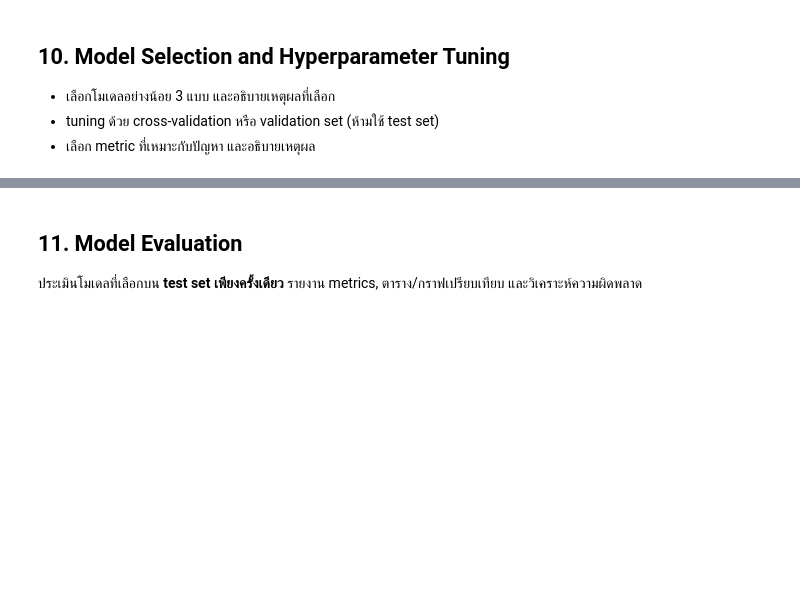
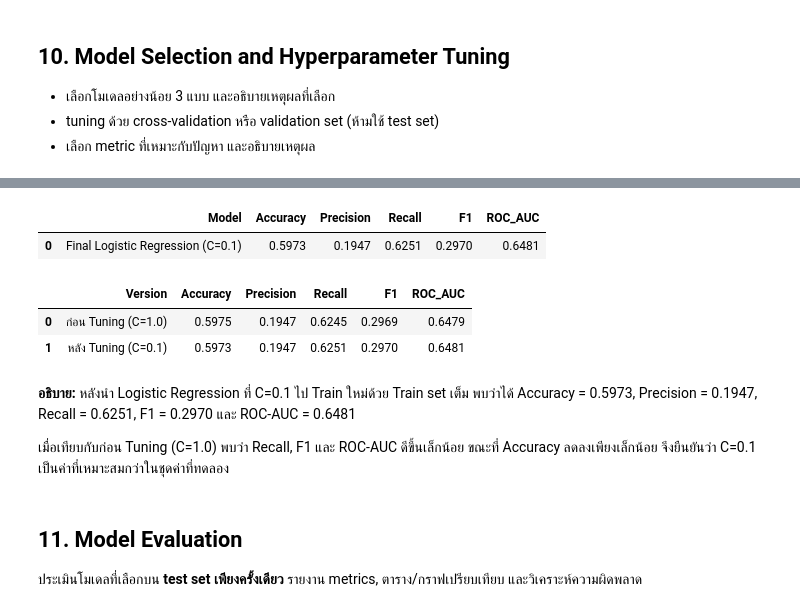
Before and after one commit to prapakronmu/project2_bigdata-G4, a Jupyter notebook: GROUP4_MiniProject_Part2_BigData_ML.ipynb, the cells around one changed output, grey strips where cells are left out. Cells and saved outputs as stored; diff of their text form; code cells hidden in the pictures; blank space fills up the shorter version.

```diff
--- a/GROUP4_MiniProject_Part2_BigData_ML.ipynb
+++ b/GROUP4_MiniProject_Part2_BigData_ML.ipynb
@@ -1879,3 +2973,78 @@ Train ใช้ให้โมเดลเรียนรู้ Validation ใ
+# %%
+# 10.9 ประเมิน Final Model บน Validation Set
+
+from sklearn.metrics import (
+    accuracy_score,
+    precision_score,
+    recall_score,
+    f1_score,
+    roc_auc_score
+)
+
+# Predict บน Validation
+final_val_pred = final_model.predict(X_val)
+final_val_proba = final_model.predict_proba(X_val)[:, 1]
+
+final_val_result = pd.DataFrame([{
+    "Model": "Final Logistic Regression (C=0.1)",
+    "Accuracy": accuracy_score(y_val, final_val_pred),
+    "Precision": precision_score(y_val, final_val_pred, zero_division=0),
+    "Recall": recall_score(y_val, final_val_pred, zero_division=0),
+    "F1": f1_score(y_val, final_val_pred, zero_division=0),
+    "ROC_AUC": roc_auc_score(y_val, final_val_proba)
+}])
+
+display(
+    final_val_result.style.format({
+        "Accuracy": "{:.4f}",
+        "Precision": "{:.4f}",
+        "Recall": "{:.4f}",
+        "F1": "{:.4f}",
+        "ROC_AUC": "{:.4f}"
+    })
+)
+# %% [output]
+|  | Model | Accuracy | Precision | Recall | F1 | ROC_AUC |
+| 0 | Final Logistic Regression (C=0.1) | 0.5973 | 0.1947 | 0.6251 | 0.2970 | 0.6481 |
+# %%
+# เปรียบเทียบ Logistic Regression ก่อนและหลัง Tuning
+
+logistic_before_after = pd.DataFrame([
+    {
+        "Version": "ก่อน Tuning (C=1.0)",
+        "Accuracy": logistic_result["Accuracy"],
+        "Precision": logistic_result["Precision"],
+        "Recall": logistic_result["Recall"],
+        "F1": logistic_result["F1"],
+        "ROC_AUC": logistic_result["ROC_AUC"]
+    },
+    {
+        "Version": "หลัง Tuning (C=0.1)",
+        "Accuracy": final_val_result.iloc[0]["Accuracy"],
+        "Precision": final_val_result.iloc[0]["Precision"],
+        "Recall": final_val_result.iloc[0]["Recall"],
+        "F1": final_val_result.iloc[0]["F1"],
+        "ROC_AUC": final_val_result.iloc[0]["ROC_AUC"]
+    }
+])
+
+display(
+    logistic_before_after.style.format({
+        "Accuracy": "{:.4f}",
+        "Precision": "{:.4f}",
+        "Recall": "{:.4f}",
+        "F1": "{:.4f}",
+        "ROC_AUC": "{:.4f}"
+    })
+)
+# %% [output]
+|  | Version | Accuracy | Precision | Recall | F1 | ROC_AUC |
+| 0 | ก่อน Tuning (C=1.0) | 0.5975 | 0.1947 | 0.6245 | 0.2969 | 0.6479 |
+| 1 | หลัง Tuning (C=0.1) | 0.5973 | 0.1947 | 0.6251 | 0.2970 | 0.6481 |
+# %% [markdown]
+**อธิบาย:** หลังนำ Logistic Regression ที่ C=0.1 ไป Train ใหม่ด้วย Train set เต็ม พบว่าได้ Accuracy = 0.5973, Precision = 0.1947, Recall = 0.6251, F1 = 0.2970 และ ROC-AUC = 0.6481
+
+เมื่อเทียบกับก่อน Tuning (C=1.0) พบว่า Recall, F1 และ ROC-AUC ดีขึ้นเล็กน้อย ขณะที่ Accuracy ลดลงเพียงเล็กน้อย จึงยืนยันว่า C=0.1 เป็นค่าที่เหมาะสมกว่าในชุดค่าที่ทดลอง
 # %% [markdown]
 ## 11. Model Evaluation
 ประเมินโมเดลที่เลือกบน **test set เพียงครั้งเดียว** รายงาน metrics, ตาราง/กราฟเปรียบเทียบ และวิเคราะห์ความผิดพลาด
```
Also changed, not shown: parts of 49 cells of this notebook.
